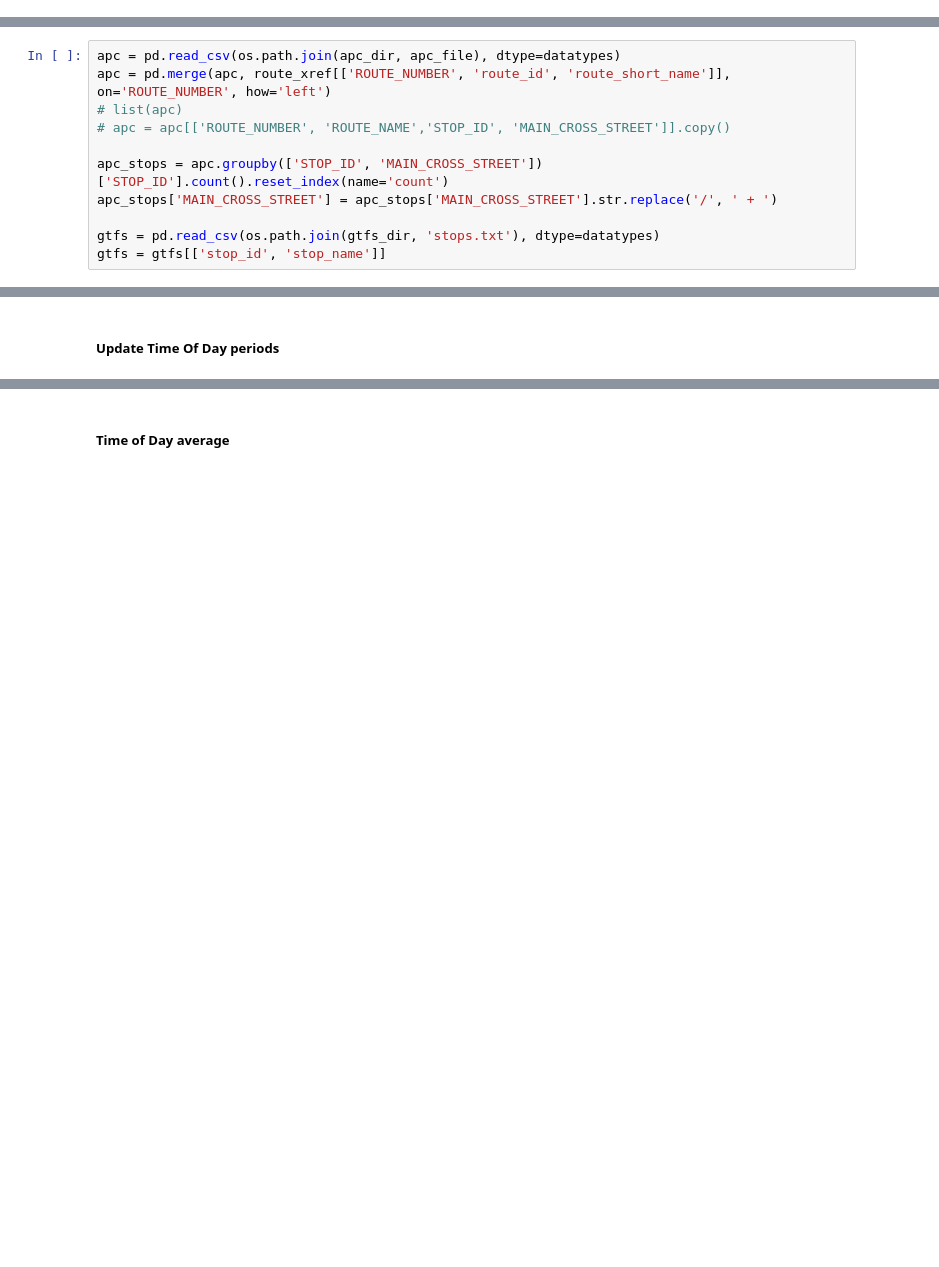
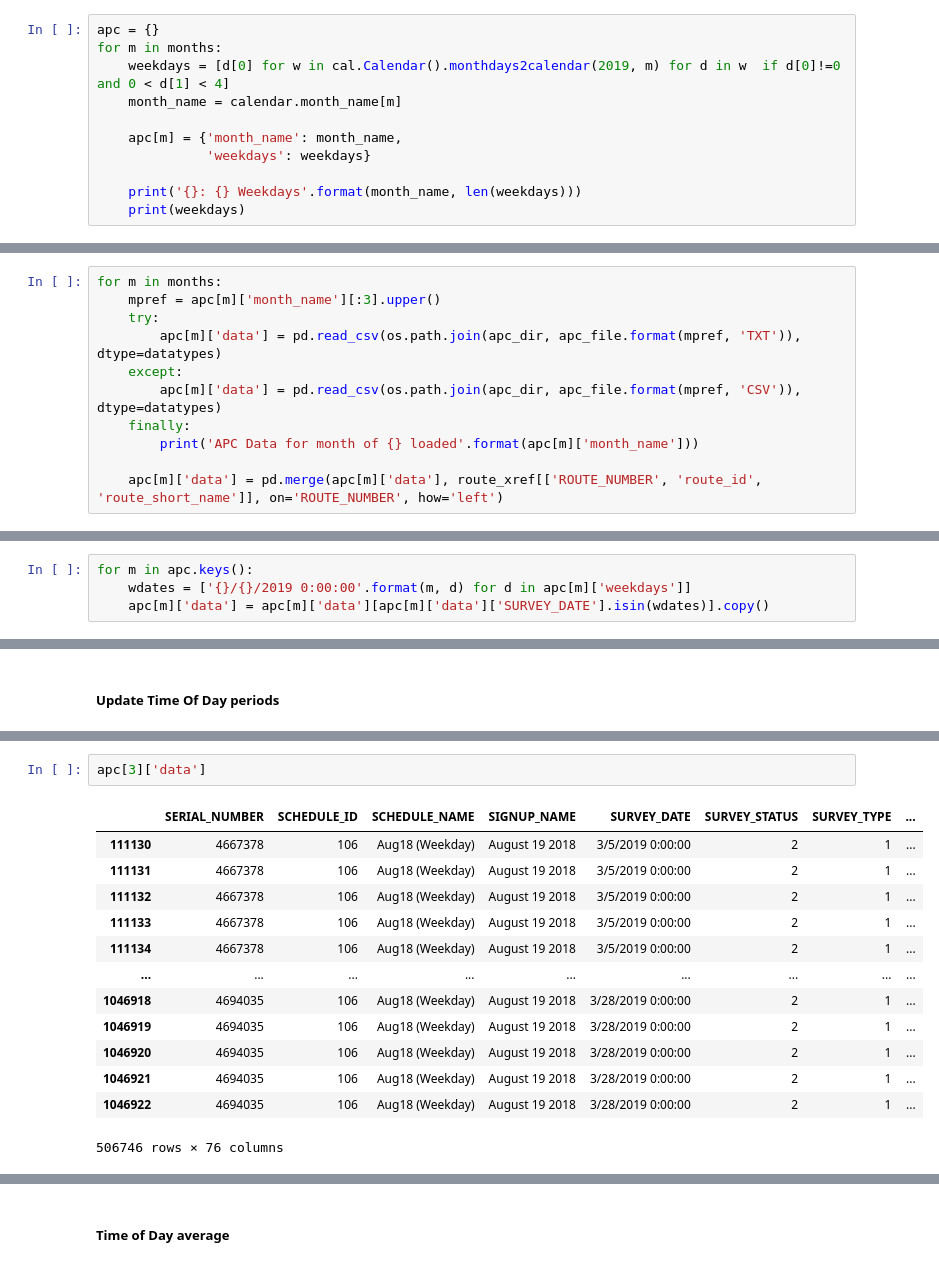
Before and after one commit to wsp-sag/client_chattanooga_rtp_update, a Jupyter notebook: Notebooks/Task 3 - Model Validation/Chattanooga_APC_Transit_Route_Boardings.ipynb, the cells around one changed output, grey strips where cells are left out. Drawn from its saved outputs; the diff is of its cells as text; blank space fills up the shorter version.

```diff
--- a/Notebooks/Task 3 - Model Validation/Chattanooga_APC_Transit_Route_Boardings.ipynb
+++ b/Notebooks/Task 3 - Model Validation/Chattanooga_APC_Transit_Route_Boardings.ipynb
@@ -78,0 +63,11 @@ dates_pick = ['3/{}/2019 0:00:00'.format(d) for d in dates_pick]
+# %%
+apc = {}
+for m in months:
+    weekdays = [d[0] for w in cal.Calendar().monthdays2calendar(2019, m) for d in w  if d[0]!=0 and 0 < d[1] < 4]
+    month_name = calendar.month_name[m]
+
+    apc[m] = {'month_name': month_name,
+              'weekdays': weekdays}
+
+    print('{}: {} Weekdays'.format(month_name, len(weekdays)))
+    print(weekdays)
@@ -81,11 +77,0 @@ dates_pick = ['3/{}/2019 0:00:00'.format(d) for d in dates_pick]
-# %%
-apc = pd.read_csv(os.path.join(apc_dir, apc_file), dtype=datatypes)
-apc = pd.merge(apc, route_xref[['ROUTE_NUMBER', 'route_id', 'route_short_name']], on='ROUTE_NUMBER', how='left')
-# list(apc)
-# apc = apc[['ROUTE_NUMBER', 'ROUTE_NAME','STOP_ID', 'MAIN_CROSS_STREET']].copy()
-
-apc_stops = apc.groupby(['STOP_ID', 'MAIN_CROSS_STREET'])['STOP_ID'].count().reset_index(name='count')
-apc_stops['MAIN_CROSS_STREET'] = apc_stops['MAIN_CROSS_STREET'].str.replace('/', ' + ')
-
-gtfs = pd.read_csv(os.path.join(gtfs_dir, 'stops.txt'), dtype=datatypes)
-gtfs = gtfs[['stop_id', 'stop_name']]
@@ -103,0 +78,11 @@ array(['8/1/2019 0:00:00', '8/2/2019 0:00:00', '8/3/2019 0:00:00',
+# %%
+for m in months:
+    mpref = apc[m]['month_name'][:3].upper()
+    try:
+        apc[m]['data'] = pd.read_csv(os.path.join(apc_dir, apc_file.format(mpref, 'TXT')), dtype=datatypes)
+    except:
+        apc[m]['data'] = pd.read_csv(os.path.join(apc_dir, apc_file.format(mpref, 'CSV')), dtype=datatypes)
+    finally:
+        print('APC Data for month of {} loaded'.format(apc[m]['month_name']))
+
+    apc[m]['data'] = pd.merge(apc[m]['data'], route_xref[['ROUTE_NUMBER', 'route_id', 'route_short_name']], on='ROUTE_NUMBER', how='left')
@@ -103,0 +95,4 @@ array(['8/1/2019 0:00:00', '8/2/2019 0:00:00', '8/3/2019 0:00:00',
+# %%
+for m in apc.keys():
+    wdates = ['{}/{}/2019 0:00:00'.format(m, d) for d in apc[m]['weekdays']]
+    apc[m]['data'] = apc[m]['data'][apc[m]['data']['SURVEY_DATE'].isin(wdates)].copy()
@@ -208 +254,17 @@ weekdays.drop(columns='ROUTE_NUMBER_num')#.to_clipboard()
+# %%
+apc[3]['data']
+# %% [output]
+|  | SERIAL_NUMBER | SCHEDULE_ID | SCHEDULE_NAME | SIGNUP_NAME | SURVEY_DATE | SURVEY_STATUS | SURVEY_TYPE | ... |
+| 111130 | 4667378 | 106 | Aug18 (Weekday) | August 19 2018 | 3/5/2019 0:00:00 | 2 | 1 | ... |
+| 111131 | 4667378 | 106 | Aug18 (Weekday) | August 19 2018 | 3/5/2019 0:00:00 | 2 | 1 | ... |
+| 111132 | 4667378 | 106 | Aug18 (Weekday) | August 19 2018 | 3/5/2019 0:00:00 | 2 | 1 | ... |
+| 111133 | 4667378 | 106 | Aug18 (Weekday) | August 19 2018 | 3/5/2019 0:00:00 | 2 | 1 | ... |
+| 111134 | 4667378 | 106 | Aug18 (Weekday) | August 19 2018 | 3/5/2019 0:00:00 | 2 | 1 | ... |
+| ... | ... | ... | ... | ... | ... | ... | ... | ... |
+| 1046918 | 4694035 | 106 | Aug18 (Weekday) | August 19 2018 | 3/28/2019 0:00:00 | 2 | 1 | ... |
+| 1046919 | 4694035 | 106 | Aug18 (Weekday) | August 19 2018 | 3/28/2019 0:00:00 | 2 | 1 | ... |
+| 1046920 | 4694035 | 106 | Aug18 (Weekday) | August 19 2018 | 3/28/2019 0:00:00 | 2 | 1 | ... |
+| 1046921 | 4694035 | 106 | Aug18 (Weekday) | August 19 2018 | 3/28/2019 0:00:00 | 2 | 1 | ... |
+| 1046922 | 4694035 | 106 | Aug18 (Weekday) | August 19 2018 | 3/28/2019 0:00:00 | 2 | 1 | ... |
+506746 rows × 76 columns
 # %%
```
Also changed, not shown: parts of 34 cells of this notebook.
